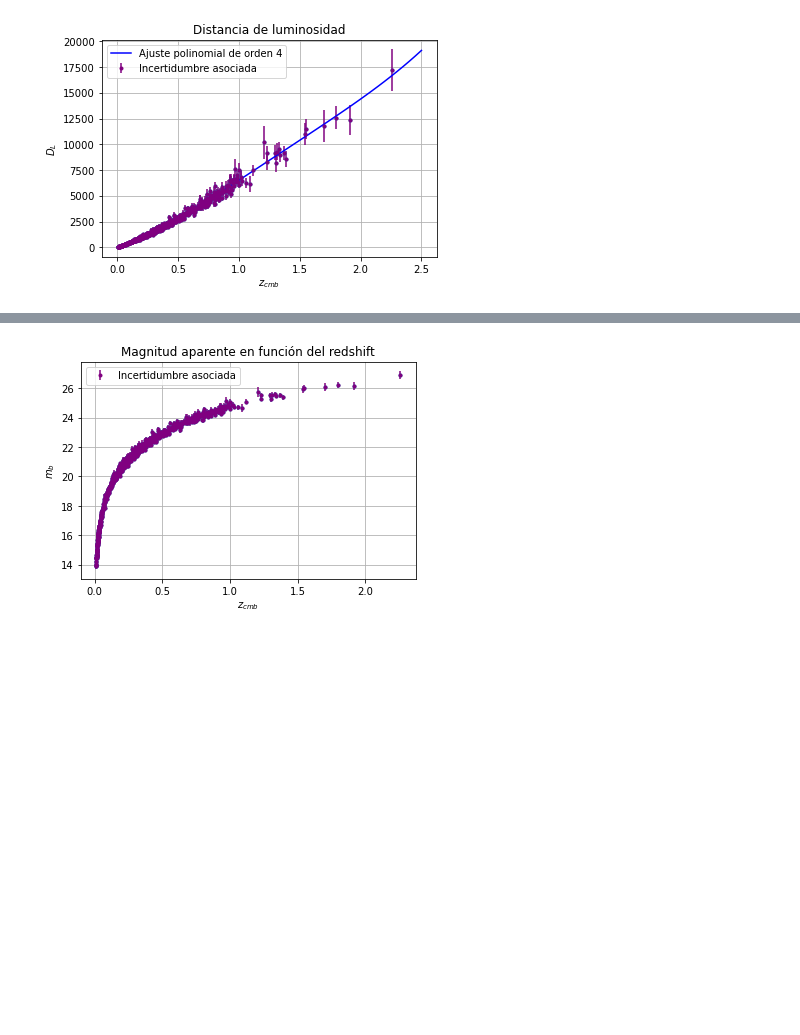
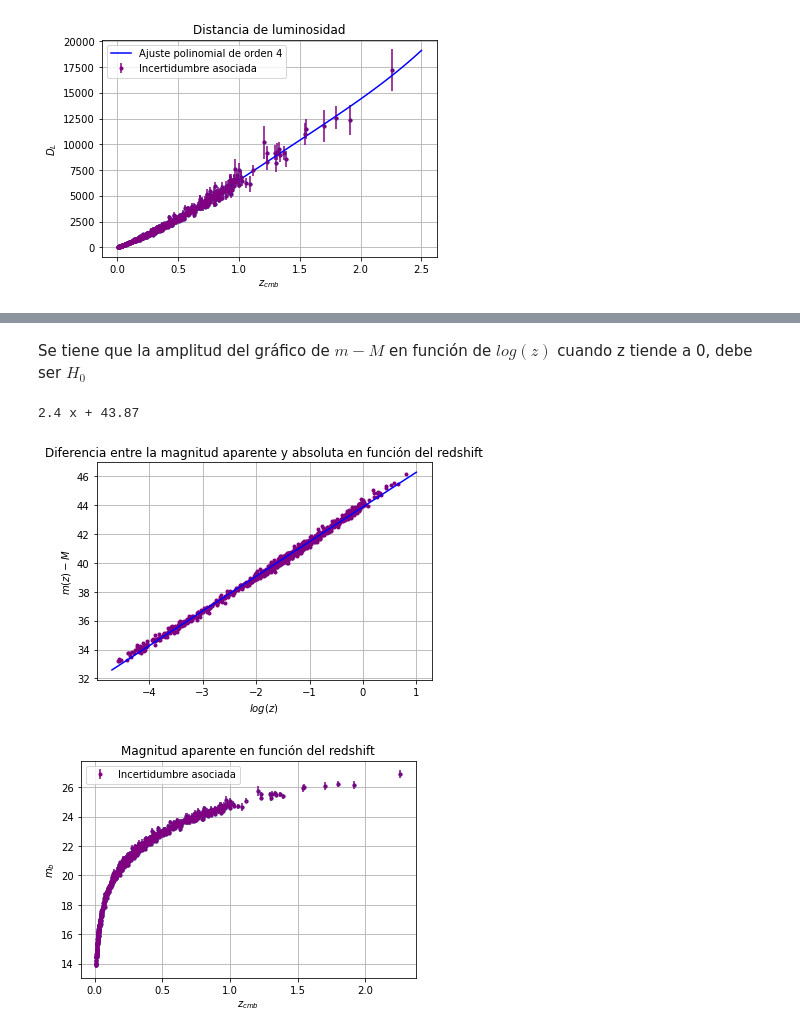
Before and after one commit to AntoCist/Practica_de_verano_2024, a Jupyter notebook: Semana1.ipynb, the cells around one changed output, grey strips where cells are left out. Drawn from its saved outputs; the diff is of its cells as text; code cells hidden in the pictures; blank space fills up the shorter version.

Commit message:
Agregando gráficos d_a y aproximando H_0

```diff
--- a/Semana1.ipynb
+++ b/Semana1.ipynb
@@ -113 +169,25 @@ plt.show()
+# %% [markdown]
+Se tiene que la amplitud del gráfico de $m-M$ en función de $log(z)$ cuando z tiende a 0, debe ser $H_0$
+# %%
+m_M= np.zeros_like(m_b)
+for i in range(len(m_b)):
+  m_M[i] = m_b[i] - M
+
+plt.plot(np.log(z_cmb),m_M, '.', color='purple')
+
+model = np.poly1d(np.polyfit(np.log(z_cmb), m_M, 1))
+polyline = np.linspace(-4.7, 1, 50)
+plt.plot(polyline, model(polyline), color='blue', label = 'Ajuste polinomial de orden 1')
+
+print(model)
+
+
+plt.xlabel('$ log(z) $')
+plt.ylabel('$ m(z) - M$')
+plt.title('Diferencia entre la magnitud aparente y absoluta en función del redshift')
+plt.grid(True)
+plt.show()
+# %% [output]
+2.4 x + 43.87
+[figure, added]
 # %%
```
Also changed, not shown: parts of 20 cells of this notebook.
